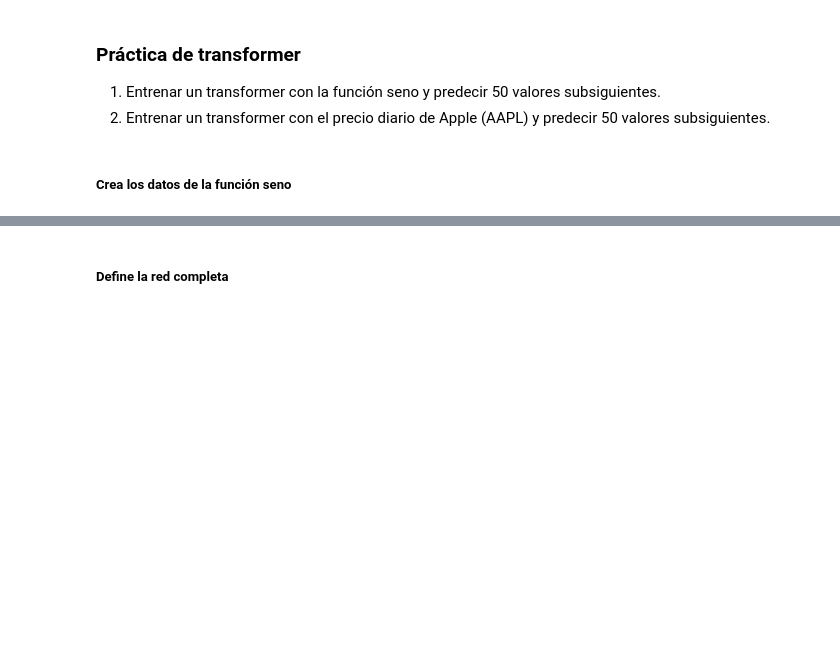
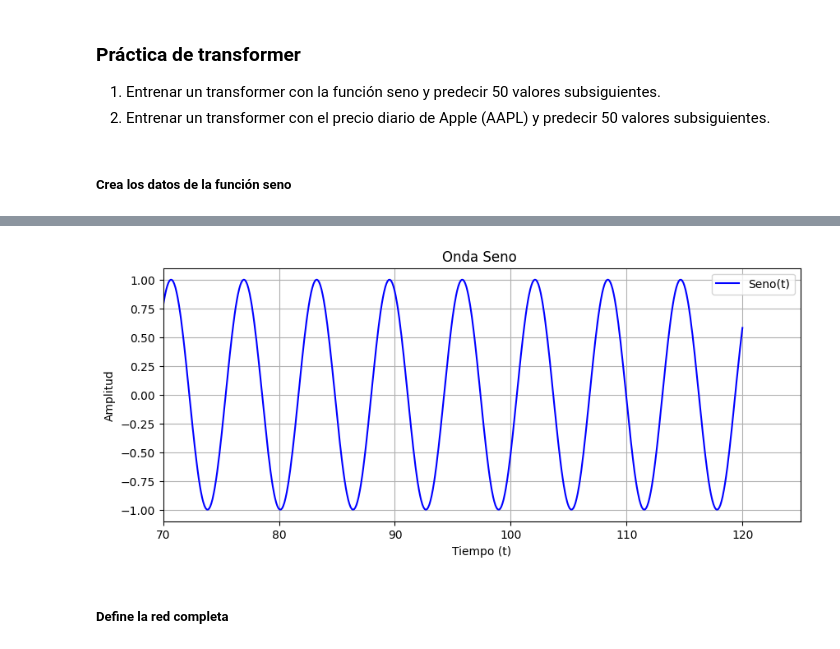
Before and after one commit to vha11/AA2-Practica1, a Jupyter notebook: Parte2_Transformers/transformer_alumno.ipynb, the cells around one changed output, grey strips where cells are left out. Saved outputs shown, nothing was run; the diff lists cells and outputs as text; code cells hidden in the pictures; blank space fills up the shorter version.

```diff
--- a/Parte2_Transformers/transformer_alumno.ipynb
+++ b/Parte2_Transformers/transformer_alumno.ipynb
@@ -39,3 +63,18 @@ mps
+# %%
+t_real = np.linspace(0, 120, 1200)
+data_real = np.sin(t_real).reshape(-1, 1)
+
+plt.figure(figsize=(10, 4))
+plt.plot(t_real, data_real, color='b', label='Seno(t)')
+plt.title('Onda Seno ')
+plt.xlabel('Tiempo (t)')
+plt.ylabel('Amplitud')
+plt.xlim(70, 125)
+plt.grid(True)
+plt.legend()
+plt.show()
+# %% [output]
+[figure, added]
 # %% [markdown]
 ##### Define la red completa
 # %%
```
Also changed, not shown: parts of 12 cells of this notebook.
